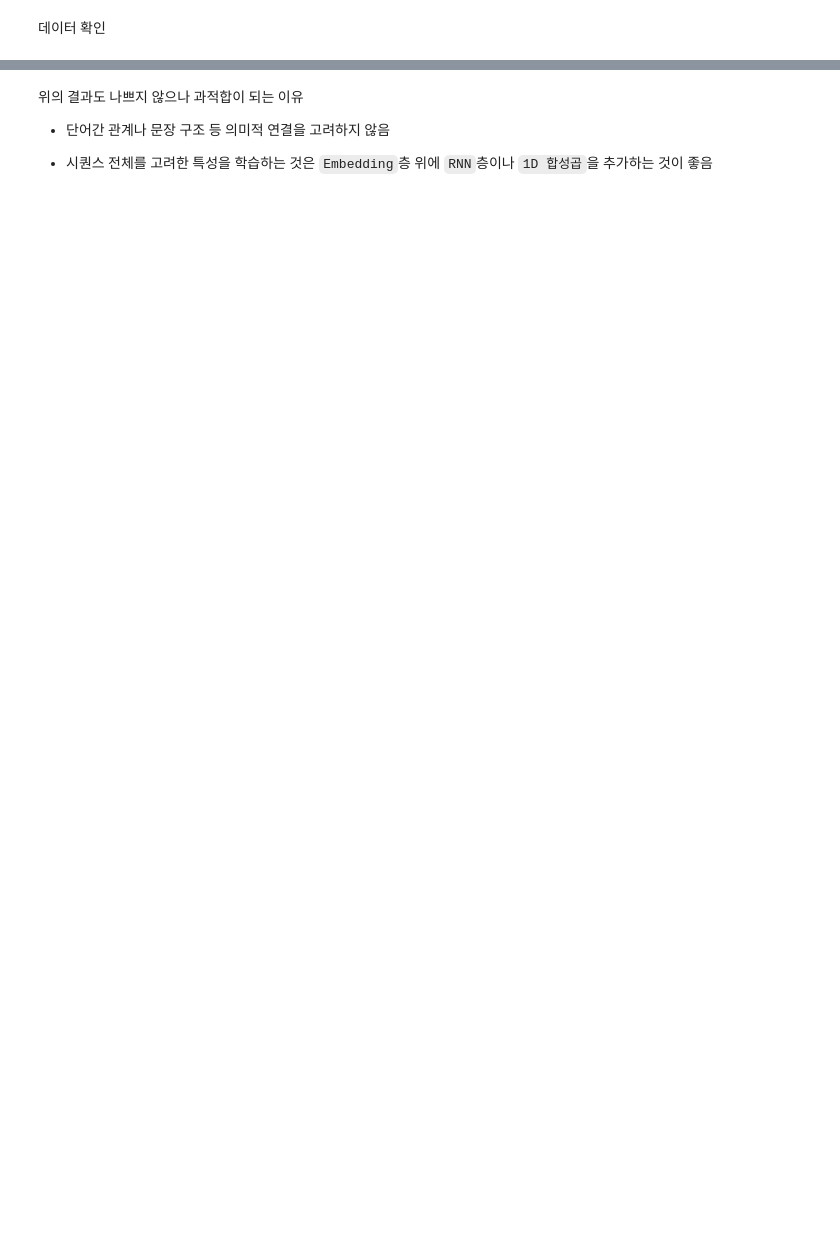
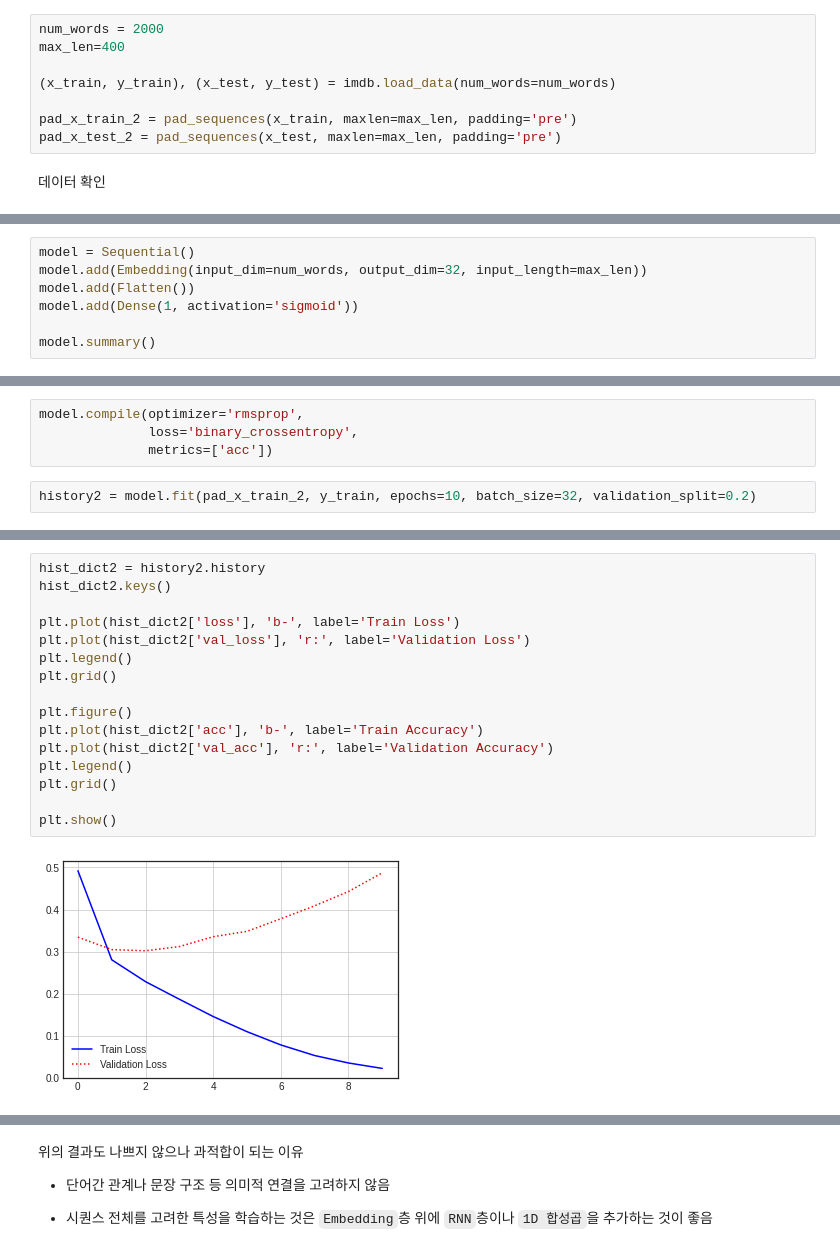
Before and after one commit to HoYoung1/NLPStudy, a Jupyter notebook: 7_임베딩(Embedding).ipynb, the cells around one changed output, grey strips where cells are left out. Cells and saved outputs as stored; diff of their text form; blank space fills up the shorter version.

```diff
--- a/7_임베딩(Embedding).ipynb
+++ b/7_임베딩(Embedding).ipynb
@@ -207,4 +308,12 @@ for i in range(10):
 # %% [markdown]
 ### 단어의 수를 늘린 후 재학습
+# %%
+num_words = 2000
+max_len=400
+
+(x_train, y_train), (x_test, y_test) = imdb.load_data(num_words=num_words)
+
+pad_x_train_2 = pad_sequences(x_train, maxlen=max_len, padding='pre')
+pad_x_test_2 = pad_sequences(x_test, maxlen=max_len, padding='pre')
 # %% [markdown]
 데이터 확인
@@ -210,0 +341,7 @@ for i in range(10):
+# %%
+model = Sequential()
+model.add(Embedding(input_dim=num_words, output_dim=32, input_length=max_len))
+model.add(Flatten())
+model.add(Dense(1, activation='sigmoid'))
+
+model.summary()
@@ -210,0 +363,6 @@ for i in range(10):
+# %%
+model.compile(optimizer='rmsprop',
+              loss='binary_crossentropy',
+              metrics=['acc'])
+# %%
+history2 = model.fit(pad_x_train_2, y_train, epochs=10, batch_size=32, validation_split=0.2)
@@ -210,0 +390,18 @@ for i in range(10):
+# %%
+hist_dict2 = history2.history
+hist_dict2.keys()
+
+plt.plot(hist_dict2['loss'], 'b-', label='Train Loss')
+plt.plot(hist_dict2['val_loss'], 'r:', label='Validation Loss')
+plt.legend()
+plt.grid()
+
+plt.figure()
+plt.plot(hist_dict2['acc'], 'b-', label='Train Accuracy')
+plt.plot(hist_dict2['val_acc'], 'r:', label='Validation Accuracy')
+plt.legend()
+plt.grid()
+
+plt.show()
+# %% [output]
+[figure, added]
```
Also changed, not shown: parts of 36 cells of this notebook.
